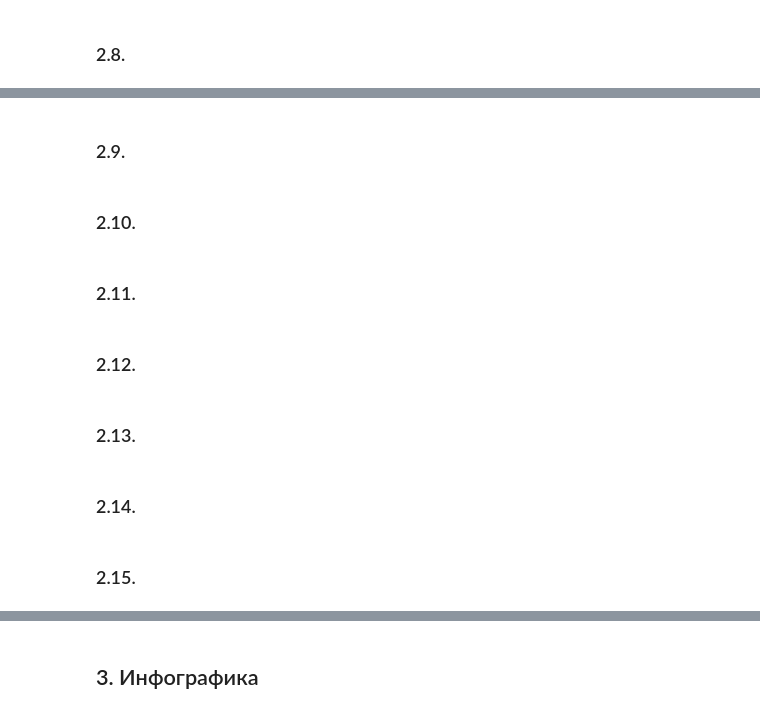
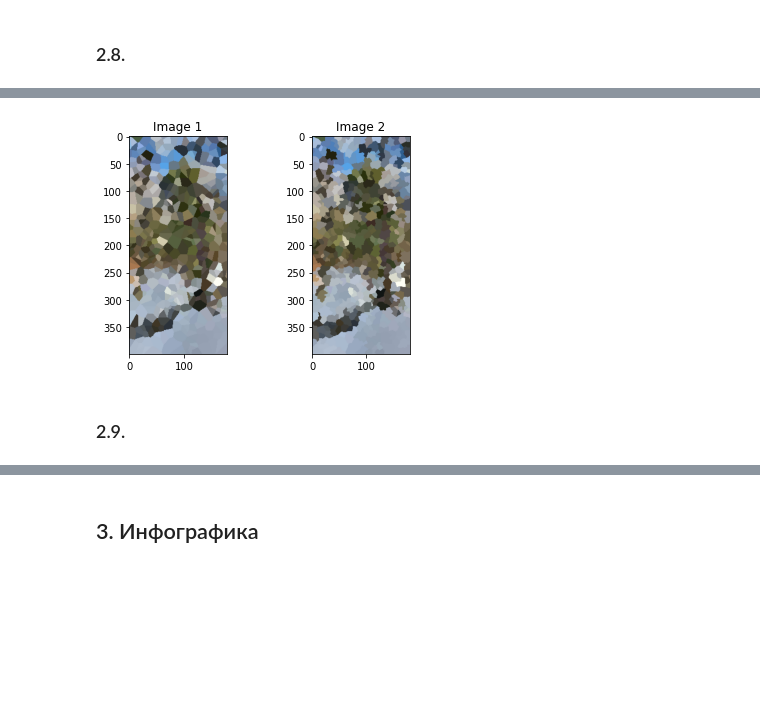
Before and after one commit to vahtyah/PythonPracticalSemester3, a Jupyter notebook: PythonSemester3.ipynb, the cells around one changed output, grey strips where cells are left out. Saved outputs shown, nothing was run; the diff lists cells and outputs as text; code cells hidden in the pictures; blank space fills up the shorter version.

```diff
--- a/PythonSemester3.ipynb
+++ b/PythonSemester3.ipynb
@@ -1569,14 +1991,40 @@ plt.show()
+# %%
+import random
+from PIL import Image
+import matplotlib.pyplot as plt
+import numpy as np
+
+
+def voronoi_filter(image, n_points):
+    points = [(random.randint(0, image.width - 1), random.randint(0, image.height - 1)) for i in range(n_points)]
+    result = [[(0, 0, 0) for x in range(image.width)] for y in range(image.height)]
+    for y in range(image.height):
+        for x in range(image.width):
+            distances = [((x - p[0]) ** 2 + (y - p[1]) ** 2) ** 0.5 for p in points]
+            index = distances.index(min(distances))
+            result[y][x] = image.getpixel(points[index])
+    new_image = Image.new("RGB", (image.width, image.height))
+    for y in range(image.height):
+        for x in range(image.width):
+            new_image.putpixel((x, y), result[y][x])
+    return new_image
+
+image = Image.open("winter1.jpg")
+image = voronoi_filter(image, 500)
+image1 = voronoi_filter(image, 2000)
+img_array = np.array(image)
+img_array1 = np.array(image1)
+
+fig, axes = plt.subplots(nrows=1, ncols=2)
+
+axes[0].imshow(img_array)
+axes[0].set_title("Image 1")
+
+axes[1].imshow(img_array1)
+axes[1].set_title("Image 2")
+
+plt.show()
+# %% [output]
+[figure, added]
 # %% [markdown]
 ### 2.9.
-# %% [markdown]
-### 2.10.
-# %% [markdown]
-### 2.11.
-# %% [markdown]
-### 2.12.
-# %% [markdown]
-### 2.13.
-# %% [markdown]
-### 2.14.
-# %% [markdown]
-### 2.15.
```
Also changed, not shown: parts of 34 cells of this notebook.
